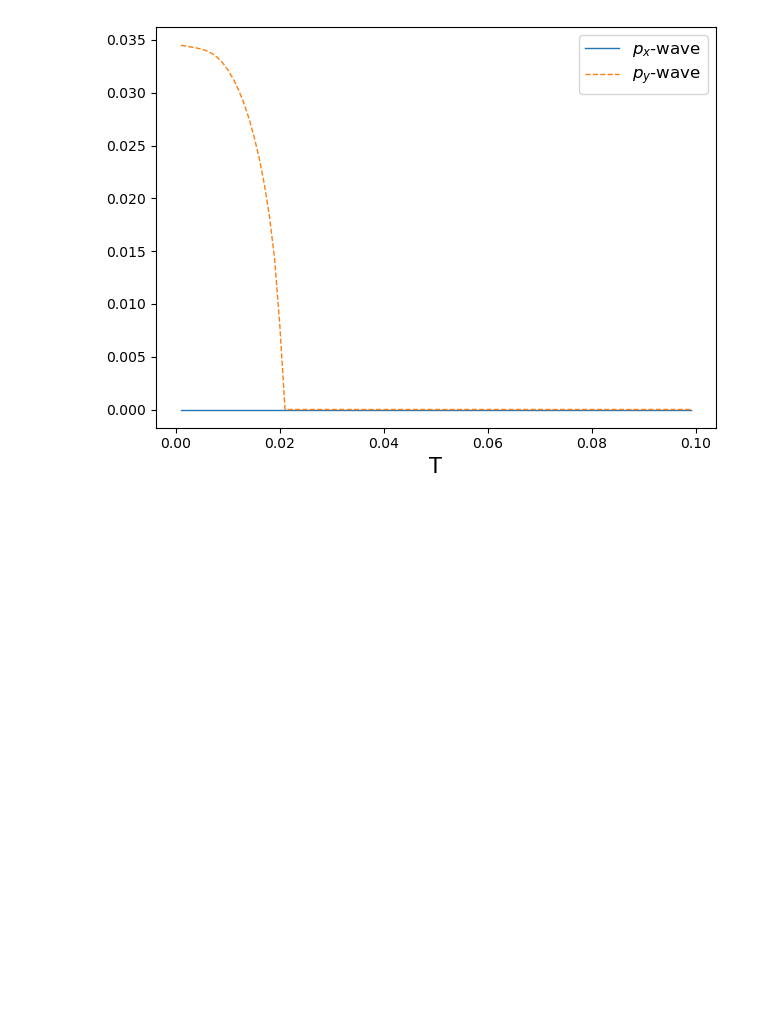
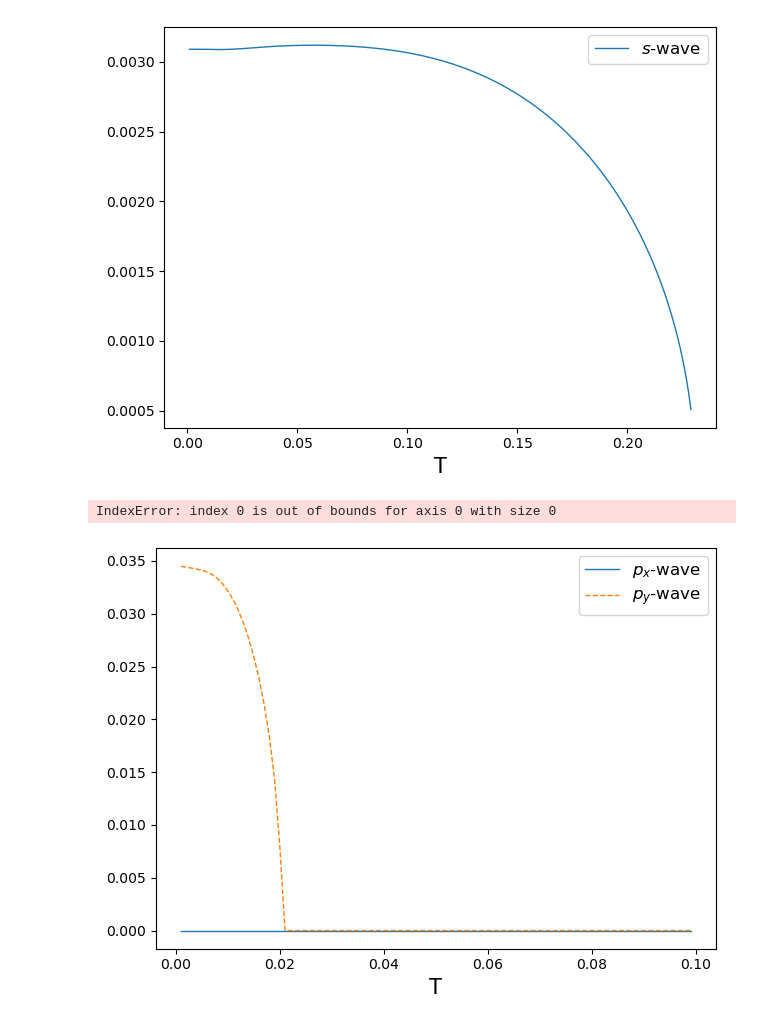
Before and after one commit to emilssp/master-thesis-codebase, a Jupyter notebook: cluster/notebooks/plot.ipynb, the cells around one changed output. Cells and saved outputs as stored; diff of their text form; code cells hidden in the pictures; blank space fills up the shorter version.

```diff
--- a/cluster/notebooks/plot.ipynb
+++ b/cluster/notebooks/plot.ipynb
@@ -45,3 +45,20 @@ print(temps[np.real(F0)<1e-6][0])
+# %%
+df = np.load('../data/bulkD.npz')
+temps = df["temps"]
+F0 = df["F0"]
+
+plt.figure(1)
+plt.clf()
+plt.plot(temps, np.real(F0), linewidth=1, label=r"$s$-wave")
+# plt.axvline(temps[np.real(F0)<1e-6][0])
+plt.xlabel("T", fontsize=15)
+plt.legend(loc="best", fontsize=12)
+plt.tight_layout()
+plt.show()
+print(temps[np.real(F0)<1e-6][0])
+# %% [output]
+[figure, added]
+IndexError: index 0 is out of bounds for axis 0 with size 0
 # %%
 df = np.load('../data/NP.npz')
 temps = df["temps"]
```
Also changed, not shown: parts of 2 cells of this notebook.
